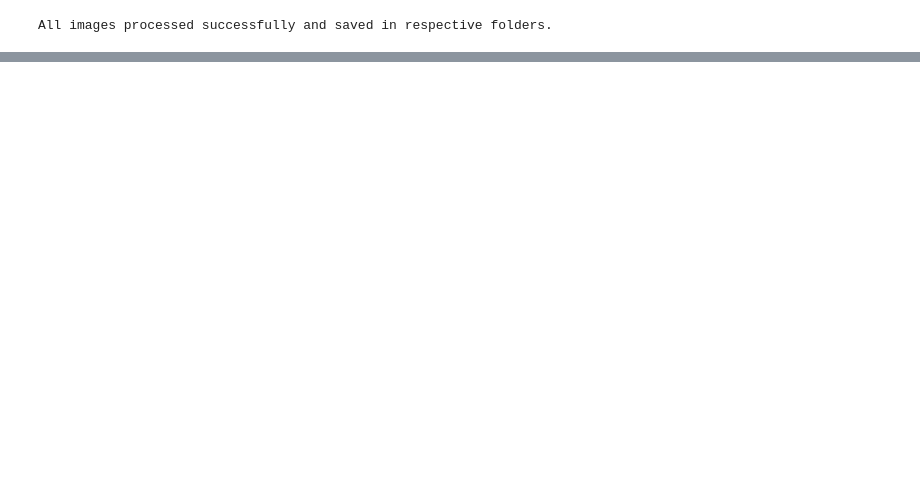
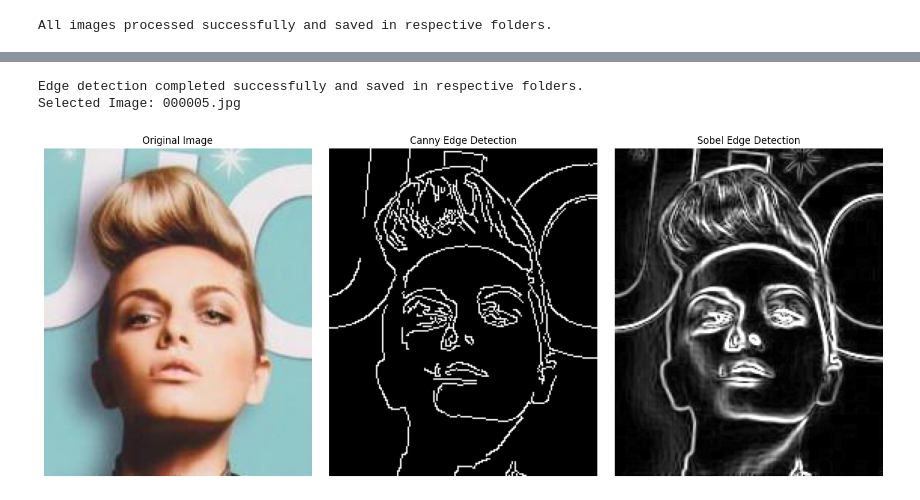
Before and after one commit to badhanamitroy/DIPlabworks, a Jupyter notebook: DIP_Lab_Mid_Works.ipynb, the cells around one changed output, grey strips where cells are left out. Cells and saved outputs as stored; diff of their text form; code cells hidden in the pictures; blank space fills up the shorter version.

```diff
--- a/DIP_Lab_Mid_Works.ipynb
+++ b/DIP_Lab_Mid_Works.ipynb
@@ -164,0 +166,64 @@ Selected Image: 000002.jpg
+# %%
+# Input and output directories
+input_folder = '/content/drive/MyDrive/Colab Notebooks/DIP-lab-works/100Real-Human-Face'
+canny_folder = '/content/drive/MyDrive/Colab Notebooks/DIP-lab-works/Output_Canny'
+sobel_folder = '/content/drive/MyDrive/Colab Notebooks/DIP-lab-works/Output_Sobel'
+
+# Create output folders if not exist
+os.makedirs(canny_folder, exist_ok=True)
+os.makedirs(sobel_folder, exist_ok=True)
+
+# Process each image
+for filename in os.listdir(input_folder):
+    if filename.endswith(('.jpg', '.png', '.jpeg')):
+        img_path = os.path.join(input_folder, filename)
+        img = cv2.imread(img_path, cv2.IMREAD_GRAYSCALE)
+
+        # Canny Edge Detection
+        canny = cv2.Canny(img, 100, 200)
+        cv2.imwrite(os.path.join(canny_folder, filename), canny)
+
+        # Sobel Edge Detection
+        sobelx = cv2.Sobel(img, cv2.CV_64F, 1, 0, ksize=3)
+        sobely = cv2.Sobel(img, cv2.CV_64F, 0, 1, ksize=3)
+        sobel = cv2.magnitude(sobelx, sobely)
+        sobel = cv2.convertScaleAbs(sobel)
+        cv2.imwrite(os.path.join(sobel_folder, filename), sobel)
+
+print("Edge detection completed successfully and saved in respective folders.")
+
+# Choose one random image
+random_filename = random.choice([f for f in os.listdir(input_folder) if f.endswith(('.jpg', '.png', '.jpeg'))])
+print("Selected Image:", random_filename)
+
+# Paths
+original_path = os.path.join(input_folder, random_filename)
+canny_path = os.path.join(canny_folder, random_filename)
+sobel_path = os.path.join(sobel_folder, random_filename)
+
+# Read images
+original = mpimg.imread(original_path)
+canny = mpimg.imread(canny_path)
+sobel = mpimg.imread(sobel_path)
+
+# Display all in 1 row
+fig, axes = plt.subplots(1, 3, figsize=(15, 6))
+
+axes[0].imshow(original)
+axes[0].set_title("Original Image")
+axes[0].axis('off')
+
+axes[1].imshow(canny, cmap='gray')
+axes[1].set_title("Canny Edge Detection")
+axes[1].axis('off')
+
+axes[2].imshow(sobel, cmap='gray')
+axes[2].set_title("Sobel Edge Detection")
+axes[2].axis('off')
+
+plt.tight_layout()
+plt.show()
+# %% [output]
+Edge detection completed successfully and saved in respective folders.
+Selected Image: 000005.jpg
+[figure, added]
```
Also changed, not shown: parts of 11 cells of this notebook.
